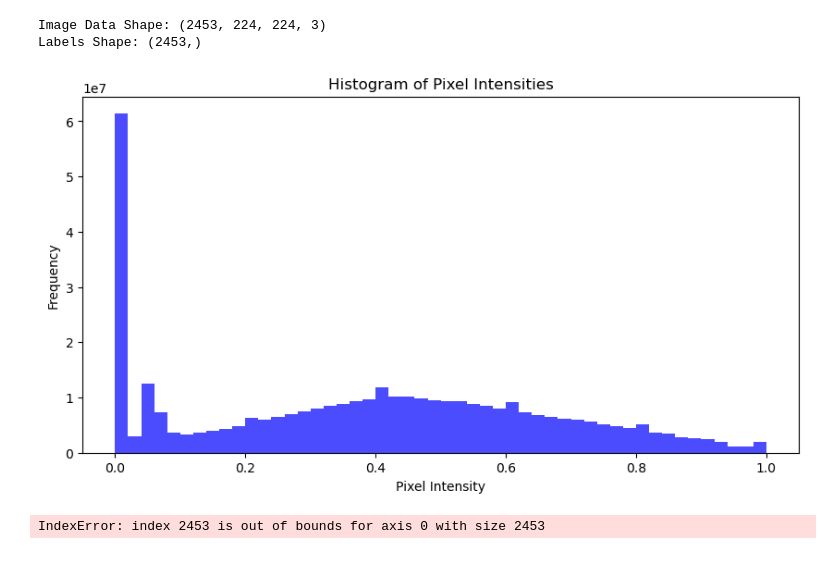
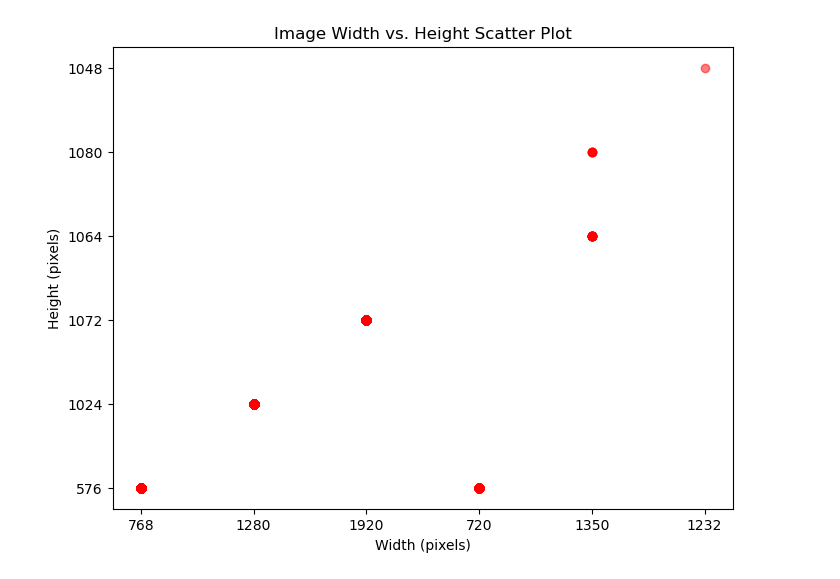
Before and after one commit to MudasirRasheed1/GastroCAD, a Jupyter notebook: src/preprocessing/gastrovision/Gastrovision.ipynb, the cells around one changed output. Cells and saved outputs as stored; diff of their text form; code cells hidden in the pictures.

```diff
--- a/src/preprocessing/gastrovision/Gastrovision.ipynb
+++ b/src/preprocessing/gastrovision/Gastrovision.ipynb
@@ -58,64 +50,9 @@ NameError: name 'X' is not defined
-# %%
-import cv2
-import numpy as np
-
-def load_and_preprocess_image(filename, class_folder):
-    img_path = class_folder + "\\" + filename
-    if not os.path.exists(img_path):
-        return None  # Skip if file not found
-    img = cv2.imread(img_path)  # Load image
-    img = cv2.cvtColor(img, cv2.COLOR_BGR2RGB)  # Convert BGR to RGB
-    img = cv2.resize(img, (224, 224))  # Resize to 224x224
-    img = img / 255.0  # Normalize to [0,1]
-    return img
-image_data = []
-labels = []
-
-for i, row in df.iterrows():
-    img_path = f"../../../data/raw/gastrovision/{row['Class']}"
-    img_path = os.path.abspath(img_path)
-    img = load_and_preprocess_image(row["Filename"], img_path)
-    if img is not None:
-        image_data.append(img)
-        labels.append(row["Label"])
-
-X = np.array(image_data)  # Store images as NumPy array
-y = np.array(labels)  # Store labels as array
-
-print("Image Data Shape:", X.shape)  # (num_images, 224, 224, 3)
-print("Labels Shape:", y.shape)  # (num_images,)
-# %% [output]
-Image Data Shape: (2453, 224, 224, 3)
-Labels Shape: (2453,)
-# %%
-plt.figure(figsize=(10, 5))
-plt.hist(X.flatten(), bins=50, color="blue", alpha=0.7)
-plt.xlabel("Pixel Intensity")
-plt.ylabel("Frequency")
-plt.title("Histogram of Pixel Intensities")
-plt.show()
-# %% [output]
-[figure, removed]
-# %%
-import os
-import cv2
-
-# Define the processed image directory
-processed_dir = "../../../data/processed/gastrovision/"
-
-# Ensure class folders exist
-for class_folder in df["Class"].unique():
-    os.makedirs(os.path.join(processed_dir, class_folder), exist_ok=True)
-
-# Function to save images
-def save_preprocessed_image(img, filename, class_folder):
-    save_path = os.path.join(processed_dir, class_folder, filename) + '.jpg'
-    img = (img * 255).astype("uint8")  # Convert back to [0,255]
-    cv2.imwrite(save_path, cv2.cvtColor(img, cv2.COLOR_RGB2BGR))  # Convert RGB to BGR
-
-# Save images to processed folder
-for i, row in df.iterrows():
-    save_preprocessed_image(X[i], row["Filename"], row["Class"])
-print("Preprocessed images saved successfully!")
-# %% [output]
-IndexError: index 2453 is out of bounds for axis 0 with size 2453
+# %%
+plt.figure(figsize=(8, 6))
+plt.scatter(df_filtered["Width"], df_filtered["Height"], alpha=0.5, color='red')
+plt.xlabel("Width (pixels)")
+plt.ylabel("Height (pixels)")
+plt.title("Image Width vs. Height Scatter Plot")
+plt.show()
+# %% [output]
+[figure, added]
```
Also changed, not shown: parts of 15 cells of this notebook.
